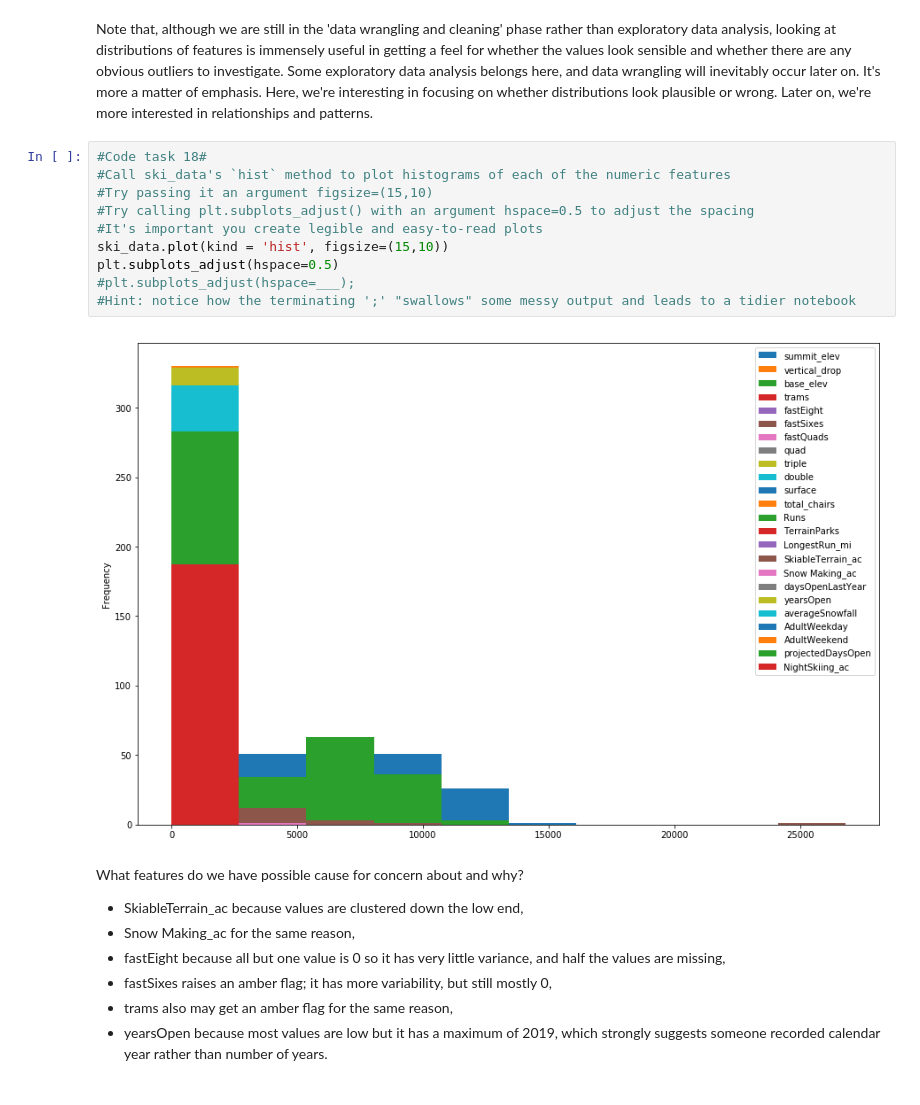
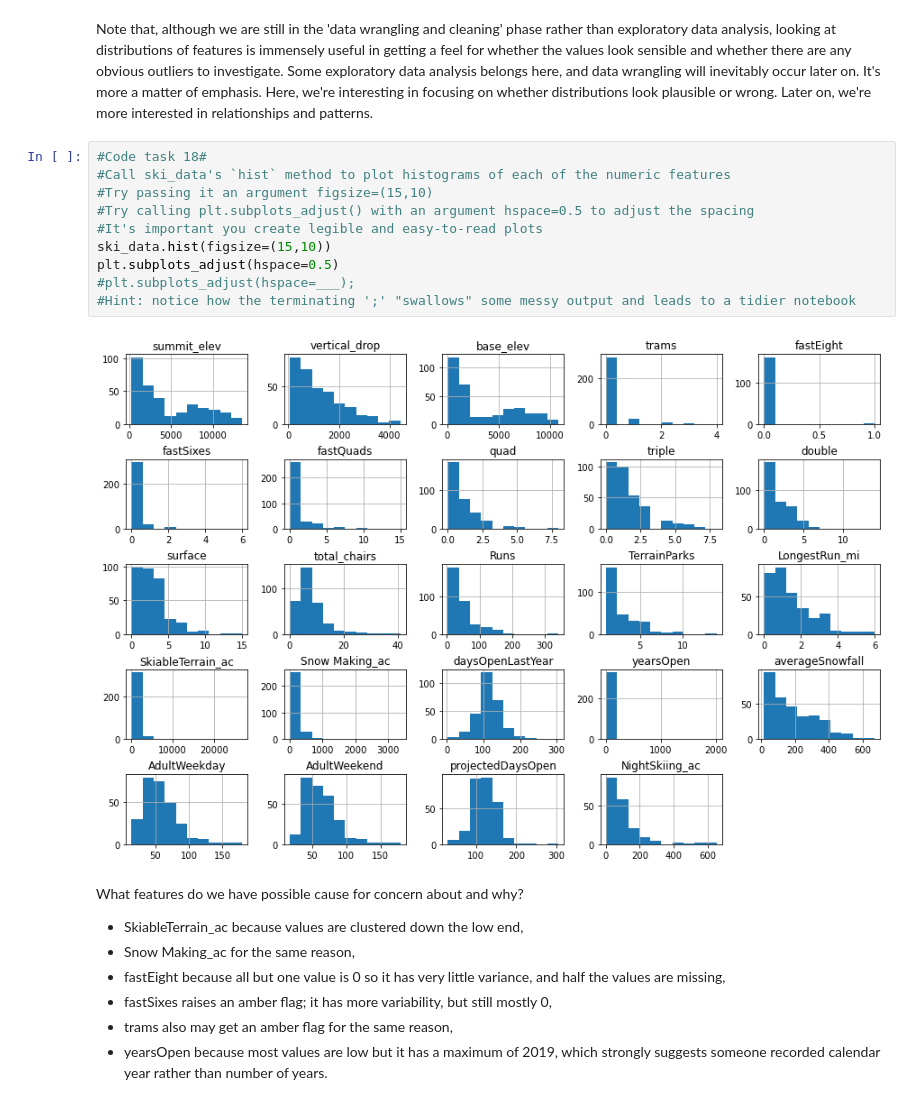
Before and after one commit to tsimon503/GuidedCapstone, a Jupyter notebook: 02_data_wrangling.ipynb, the cells around one changed output. Saved outputs shown, nothing was run; the diff lists cells and outputs as text.

```diff
--- a/02_data_wrangling.ipynb
+++ b/02_data_wrangling.ipynb
@@ -525,15 +518,15 @@ Note that, although we are still in the 'data wrangling and cleaning' phase rath
 # %%
 #Code task 18#
 #Call ski_data's `hist` method to plot histograms of each of the numeric features
 #Try passing it an argument figsize=(15,10)
 #Try calling plt.subplots_adjust() with an argument hspace=0.5 to adjust the spacing
 #It's important you create legible and easy-to-read plots
-ski_data.plot(kind = 'hist', figsize=(15,10))
+ski_data.hist(figsize=(15,10))
 plt.subplots_adjust(hspace=0.5)
 #plt.subplots_adjust(hspace=___);
 #Hint: notice how the terminating ';' "swallows" some messy output and leads to a tidier notebook
 # %% [output]
-[figure, old version]
+[figure, new version]
 # %% [markdown]
 What features do we have possible cause for concern about and why?
 
```
Also changed, not shown: parts of 39 cells of this notebook.
